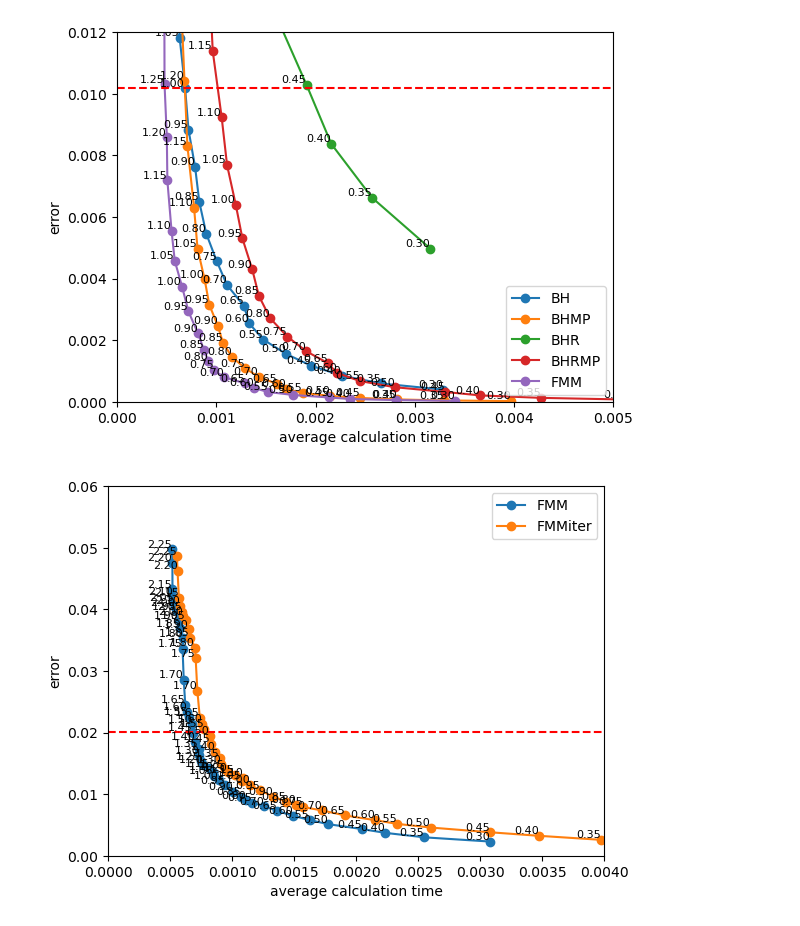
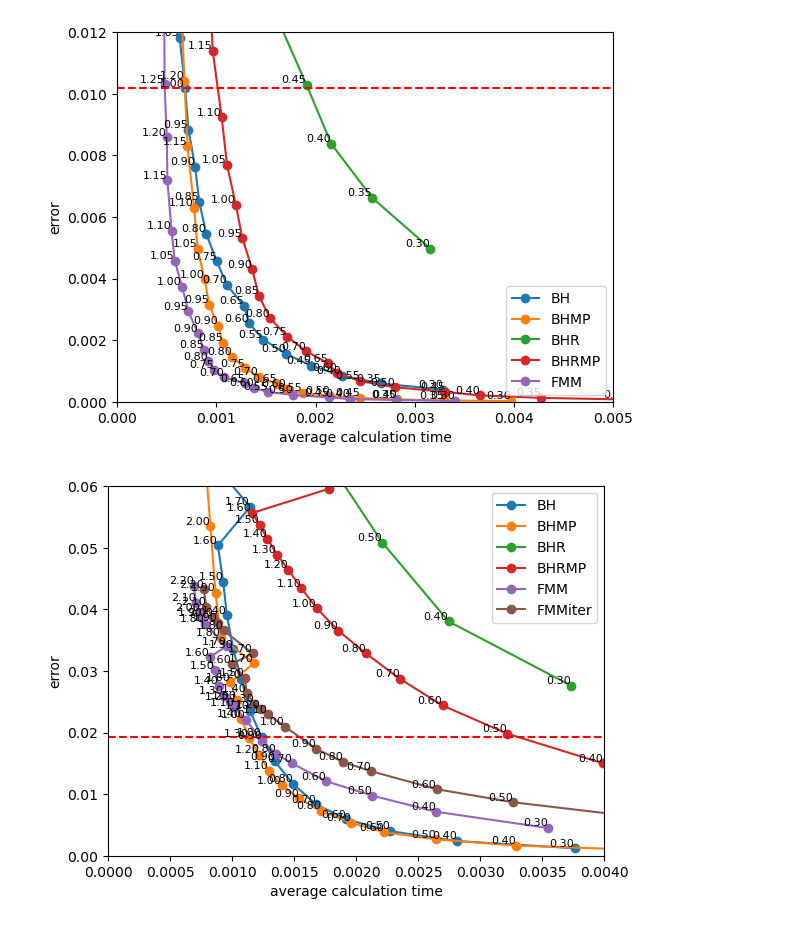
Before and after one commit to LucasFurer/MasterThesisLucas, a Jupyter notebook: grapher.ipynb, the cells around one changed output. Drawn from its saved outputs; the diff is of its cells as text; code cells hidden in the pictures.

```diff
--- a/grapher.ipynb
+++ b/grapher.ipynb
@@ -181,17 +181,18 @@ plotGraph(custom_labels, 0, 40,"error", "average calculation time", "plotOutput/
 # %%
 allowableError = findTime(os.path.join("graphCSV","tsneCalculationtimeErrorBH_point1000.csv"))
 
 
 custom_labels = {
-    #os.path.join("graphCSV","tsneCalculationtimeErrorBH_point1000.csv"): "BH",
-    #os.path.join("graphCSV","tsneCalculationtimeErrorBHMP_point1000.csv"): "BHMP",
-    #os.path.join("graphCSV","tsneCalculationtimeErrorBHR_point1000.csv"): "BHR",
-    #os.path.join("graphCSV","tsneCalculationtimeErrorBHRMP_point1000.csv"): "BHRMP",
+    os.path.join("graphCSV","tsneCalculationtimeErrorBH_point1000.csv"): "BH",
+    os.path.join("graphCSV","tsneCalculationtimeErrorBHMP_point1000.csv"): "BHMP",
+    os.path.join("graphCSV","tsneCalculationtimeErrorBHR_point1000.csv"): "BHR",
+    os.path.join("graphCSV","tsneCalculationtimeErrorBHRMP_point1000.csv"): "BHRMP",
     os.path.join("graphCSV","tsneCalculationtimeErrorFMM_point1000.csv"): "FMM",
     os.path.join("graphCSV","tsneCalculationtimeErrorFMMiter_point1000.csv"): "FMMiter",
+    #os.path.join("graphCSV","tsneCalculationtimeErrorFMMiterer_point1000.csv"): "FMMiterer",
 }
 
 
 plotGraph(custom_labels, 0, 40,"error", "average calculation time", "plotOutput/lines_plot.png", True, 0, 0.004, 0, 0.06, allowableError)
 # %% [output]
-[figure, old version]
+[figure, new version]
```
Also changed, not shown: 2 other files.
